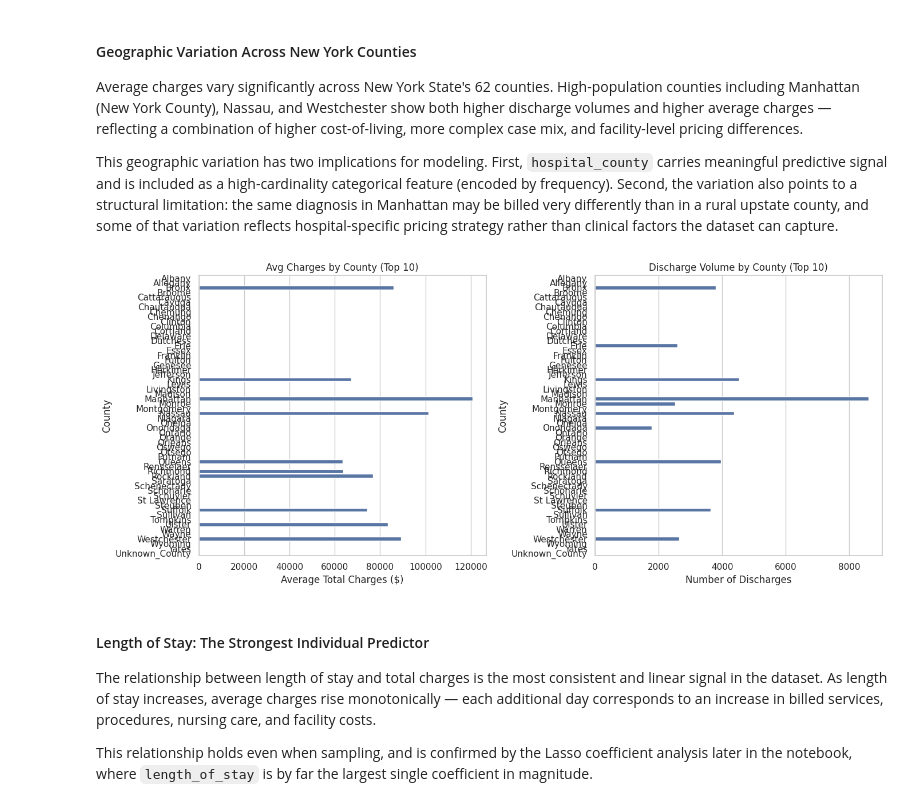
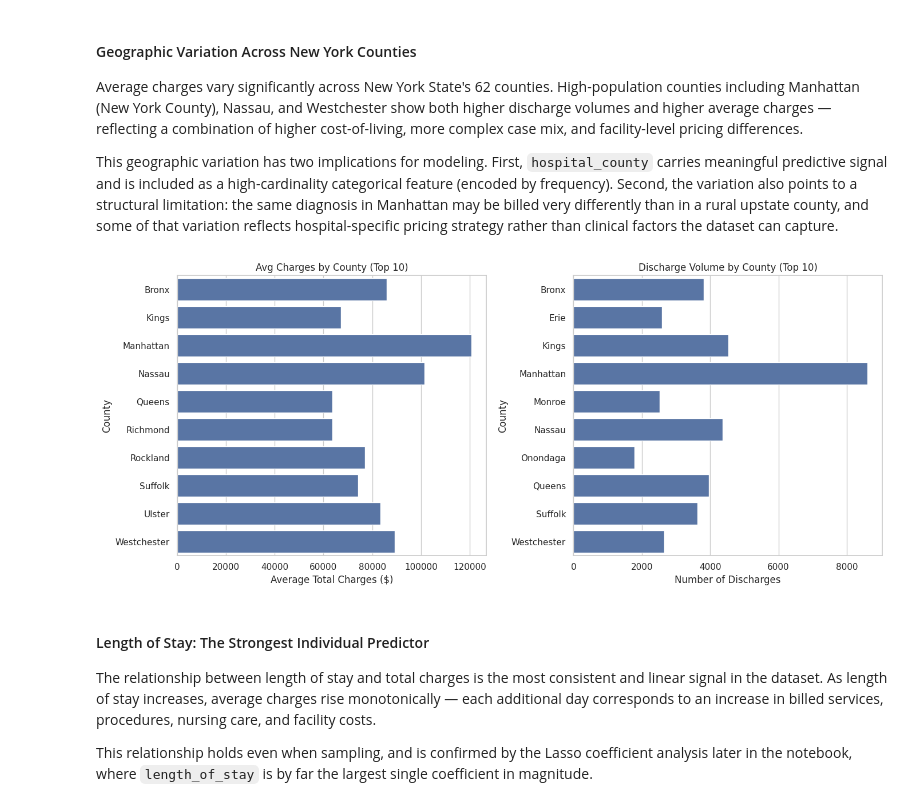
Before and after one commit to bodiase/ny-inpatient-charge-prediction, a Jupyter notebook: notebook/inpatient_charge_prediction.ipynb, the cells around one changed output. Drawn from its saved outputs; the diff is of its cells as text; code cells hidden in the pictures.

```diff
--- a/notebook/inpatient_charge_prediction.ipynb
+++ b/notebook/inpatient_charge_prediction.ipynb
@@ -387,37 +387,42 @@ county_data = (
     .reset_index()
 )
 
-top_counties = county_data.sort_values("mean", ascending=False).head(10)
+top_counties = county_data.sort_values("mean", ascending=False).head(10).copy()
+if hasattr(top_counties["hospital_county"], "cat"):
+    top_counties["hospital_county"] = top_counties["hospital_county"].cat.remove_unused_categories()
 
 fig, axes = plt.subplots(1, 2, figsize=(14, 6))
 
 # Average charges — top 10 by mean
 sns.barplot(
     data=top_counties.sort_values("mean"),
     x="mean",
     y="hospital_county",
     ax=axes[0]
 )
 axes[0].set_title("Avg Charges by County (Top 10)")
 axes[0].set_xlabel("Average Total Charges ($)")
 axes[0].set_ylabel("County")
 
 # Volume — top 10 by discharge count
-top_by_volume = county_data.sort_values("count", ascending=False).head(10)
+top_by_volume = county_data.sort_values("count", ascending=False).head(10).copy()
+if hasattr(top_by_volume["hospital_county"], "cat"):
+    top_by_volume["hospital_county"] = top_by_volume["hospital_county"].cat.remove_unused_categories()
+
 sns.barplot(
     data=top_by_volume.sort_values("count"),
     x="count",
     y="hospital_county",
     ax=axes[1]
 )
 axes[1].set_title("Discharge Volume by County (Top 10)")
 axes[1].set_xlabel("Number of Discharges")
 axes[1].set_ylabel("County")
 
 plt.tight_layout()
 plt.show()
 # %% [output]
-[figure, old version]
+[figure, new version]
 # %% [markdown]
 #### Length of Stay: The Strongest Individual Predictor
 
```
Also changed, not shown: parts of 4 cells of this notebook.
